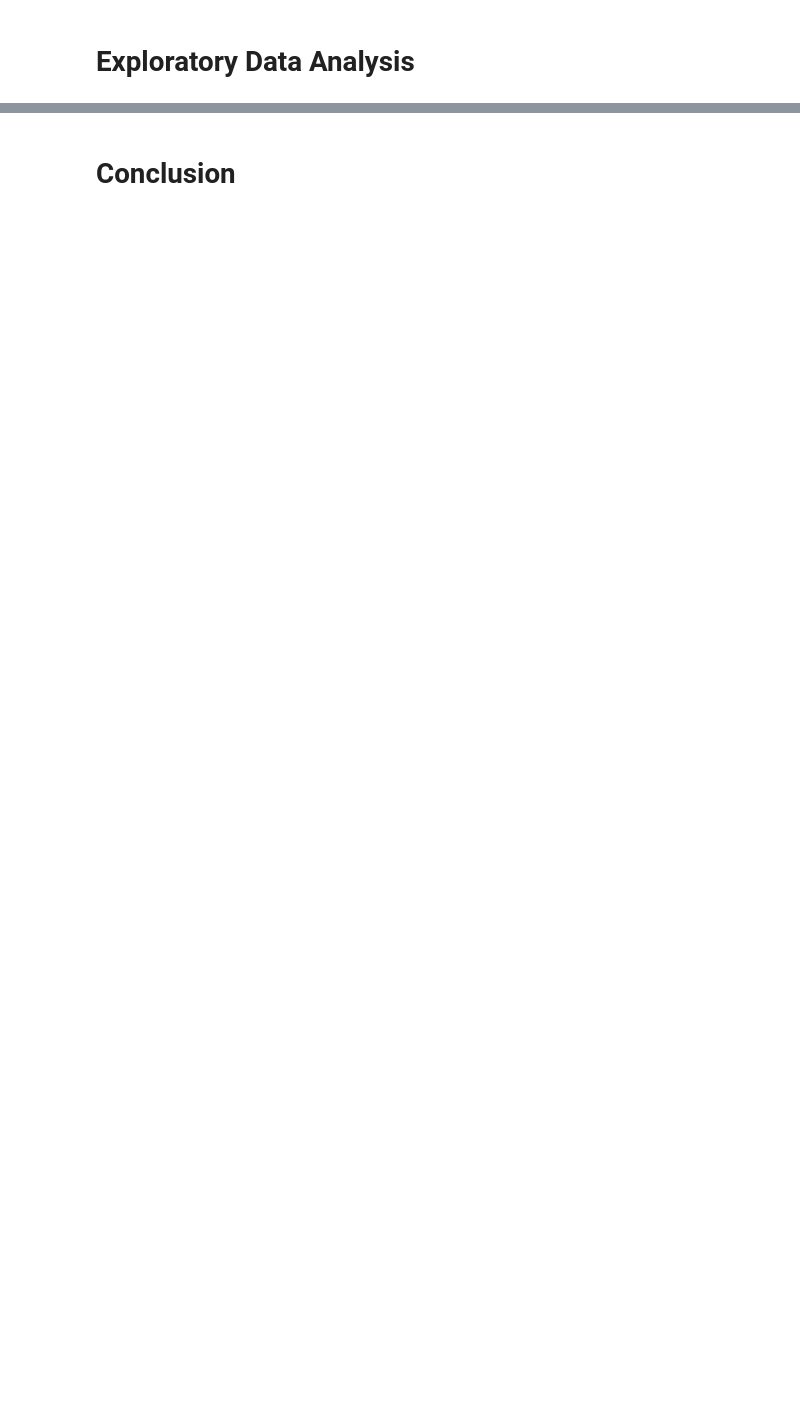
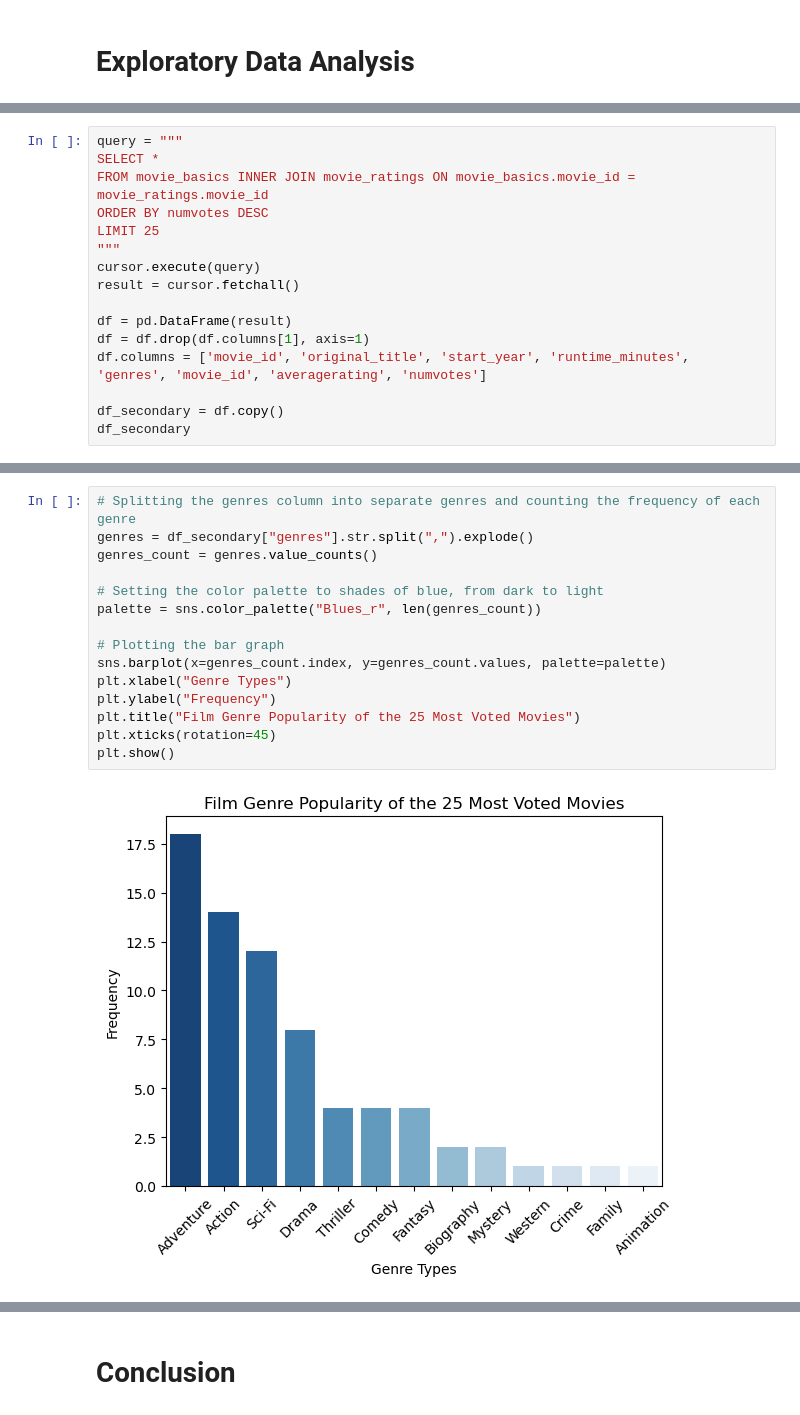
Before and after one commit to rafvrab/Microsoft_Film_Proposal, a Jupyter notebook: Notebook.ipynb, the cells around one changed output, grey strips where cells are left out. Saved outputs shown, nothing was run; the diff lists cells and outputs as text; blank space fills up the shorter version.

```diff
--- a/Notebook.ipynb
+++ b/Notebook.ipynb
@@ -8,0 +242,16 @@
+# %%
+query = """
+SELECT *
+FROM movie_basics INNER JOIN movie_ratings ON movie_basics.movie_id = movie_ratings.movie_id
+ORDER BY numvotes DESC
+LIMIT 25
+"""
+cursor.execute(query)
+result = cursor.fetchall()
+
+df = pd.DataFrame(result)
+df = df.drop(df.columns[1], axis=1)
+df.columns = ['movie_id', 'original_title', 'start_year', 'runtime_minutes', 'genres', 'movie_id', 'averagerating', 'numvotes']
+
+df_secondary = df.copy()
+df_secondary
@@ -8,0 +278,17 @@
+# %%
+# Splitting the genres column into separate genres and counting the frequency of each genre
+genres = df_secondary["genres"].str.split(",").explode()
+genres_count = genres.value_counts()
+
+# Setting the color palette to shades of blue, from dark to light
+palette = sns.color_palette("Blues_r", len(genres_count))
+
+# Plotting the bar graph
+sns.barplot(x=genres_count.index, y=genres_count.values, palette=palette)
+plt.xlabel("Genre Types")
+plt.ylabel("Frequency")
+plt.title("Film Genre Popularity of the 25 Most Voted Movies")
+plt.xticks(rotation=45)
+plt.show()
+# %% [output]
+[figure, added]
```
Also changed, not shown: parts of 66 cells of this notebook, 1 other file.
